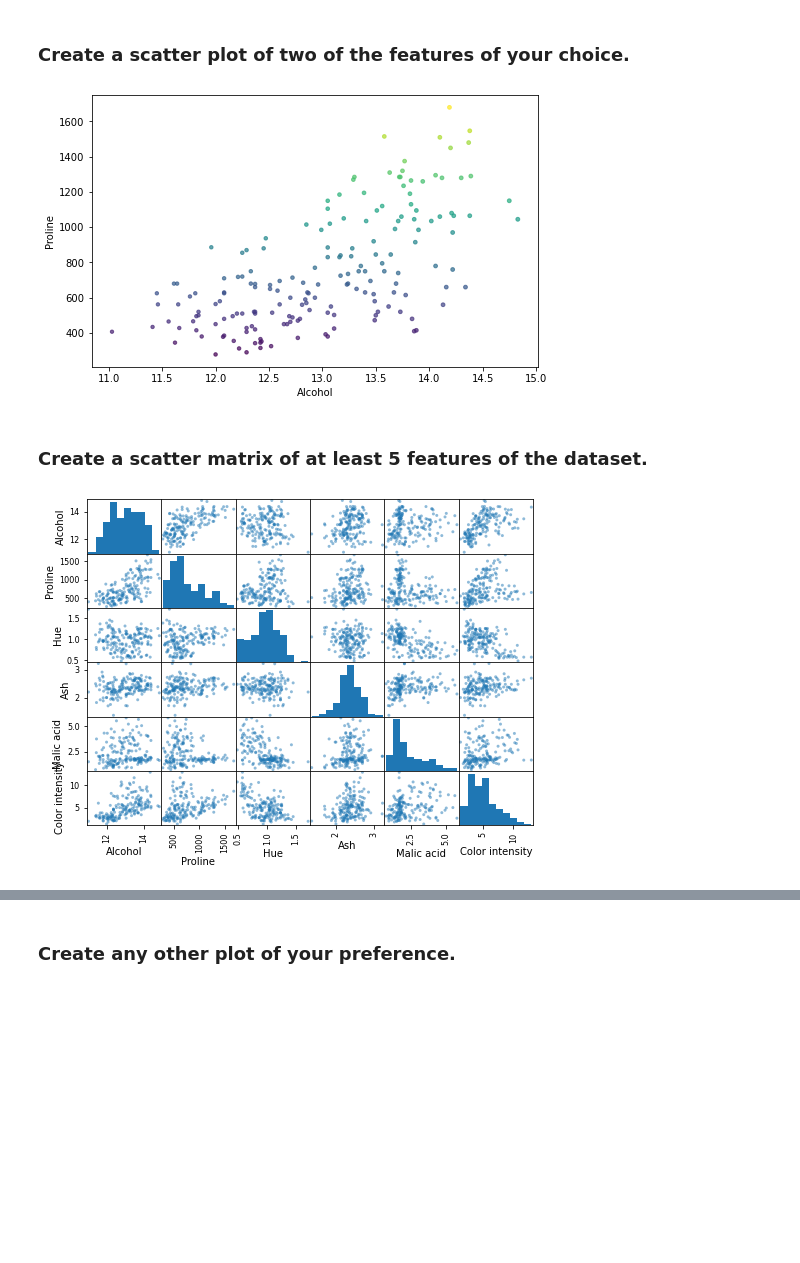
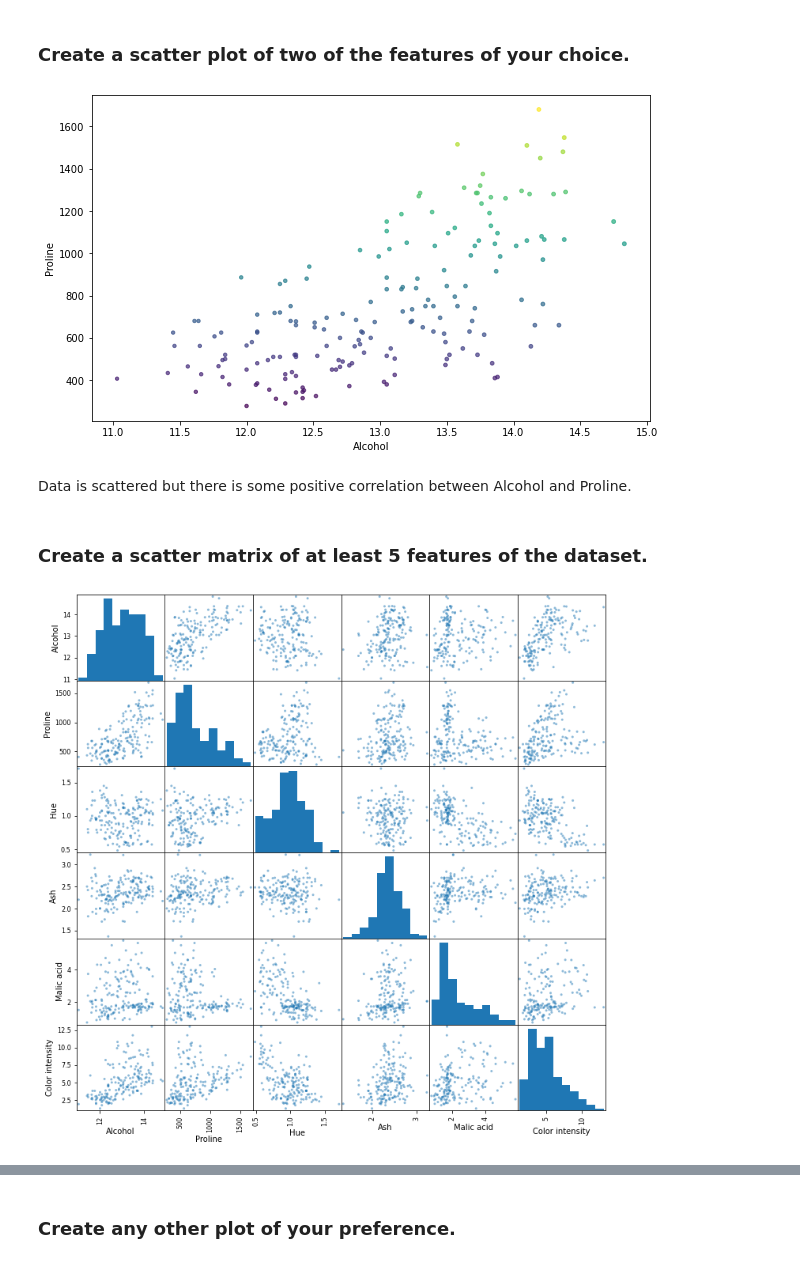
Before and after one commit to watitap/Machine-Learning-I, a Jupyter notebook: Competency1_Project2_WatitaPojanakanokporn.ipynb, the cells around one changed output, grey strips where cells are left out. Saved outputs shown, nothing was run; the diff lists cells and outputs as text; code cells hidden in the pictures; blank space fills up the shorter version.

```diff
--- a/Competency1_Project2_WatitaPojanakanokporn.ipynb
+++ b/Competency1_Project2_WatitaPojanakanokporn.ipynb
@@ -9,5 +12,7 @@ from pandas.plotting import scatter_matrix
 # %% [markdown]
 ### Load the dataset from the repository
 # %%
-data = pd.read_csv('wine.data')
-data.to_csv('wine.data', header=['Class', 'Alcohol','Malic acid', 'Ash', 'Alcalinity of ash', 'Magnesium', 'Total phenols','Flavanoids','Nonflavanoid phenols','Proanthocyanins','Color intensity','Hue','OD280/OD315 of diluted wines','Proline'], index=False)
+# load data deom url and add headers
+req_url = "https://archive.ics.uci.edu/ml/machine-learning-databases/wine/wine.data"
+data = pd.read_csv(req_url, na_values=['?'], names=['Class', 'Alcohol','Malic acid', 'Ash', 'Alcalinity of ash', 'Magnesium', 'Total phenols','Flavanoids','Nonflavanoid phenols','Proanthocyanins','Color intensity','Hue','OD280/OD315 of diluted wines','Proline'])
+data.head(6)
@@ -119,7 +172,7 @@ feature
 # %% [markdown]
 ### Create a scatter plot of two of the features of your choice.
 # %%
-plt.figure(figsize=(8,5))
+plt.figure(figsize=(10, 6))
 newDataX = data['Alcohol']
 newDataY = data['Proline']
 plt.scatter(newDataX, newDataY, s=newDataX, c=newDataY, alpha=0.7)
@@ -127,12 +180,15 @@ plt.xlabel('Alcohol')
 plt.ylabel('Proline')
 plt.show()
 # %% [output]
-[figure, old version]
+[figure, new version]
+# %% [markdown]
+Data is scattered but there is some positive correlation between Alcohol and Proline.
 # %% [markdown]
 ### Create a scatter matrix of at least 5 features of the dataset.
 # %%
-newDataZ = ['Alcohol', 'Proline', 'Hue', 'Ash', 'Malic acid', 'Color intensity']
-scatter_matrix(data[newDataZ],figsize=(8,6))
+# Display Scatter Matrix
+newFeatures = ['Alcohol', 'Proline', 'Hue', 'Ash', 'Malic acid', 'Color intensity']
+scatter_matrix(data[newFeatures],figsize=(12, 12))
 plt.show()
 # %% [output]
-[figure, old version]
+[figure, new version]
```
Also changed, not shown: parts of 25 cells of this notebook.
